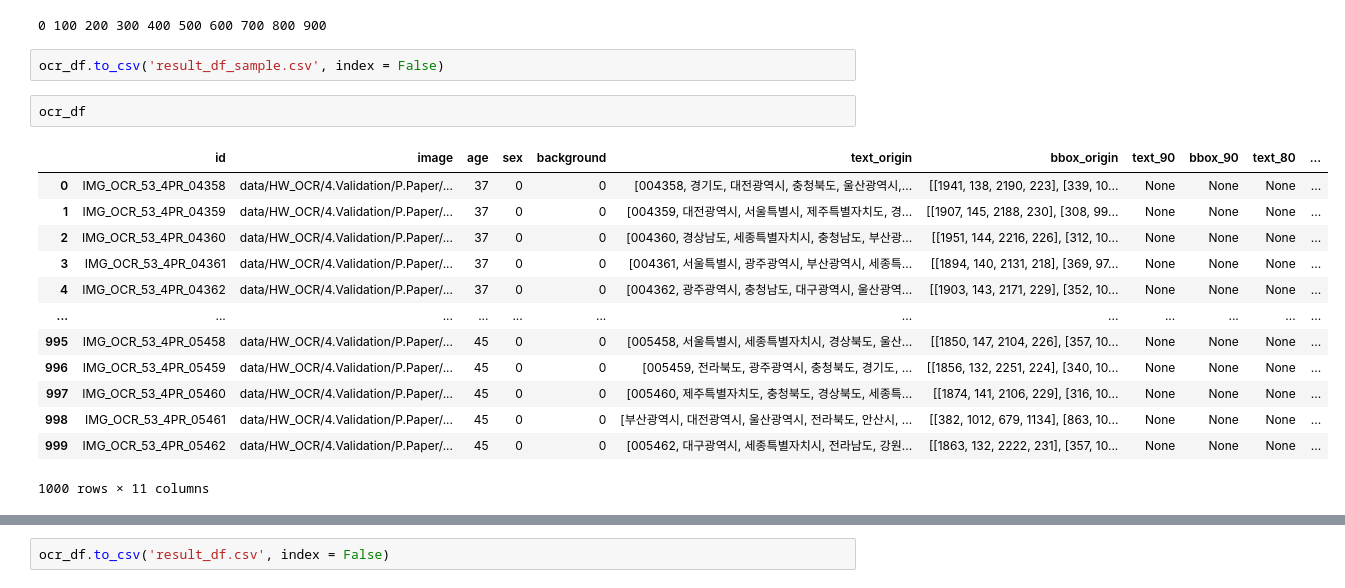
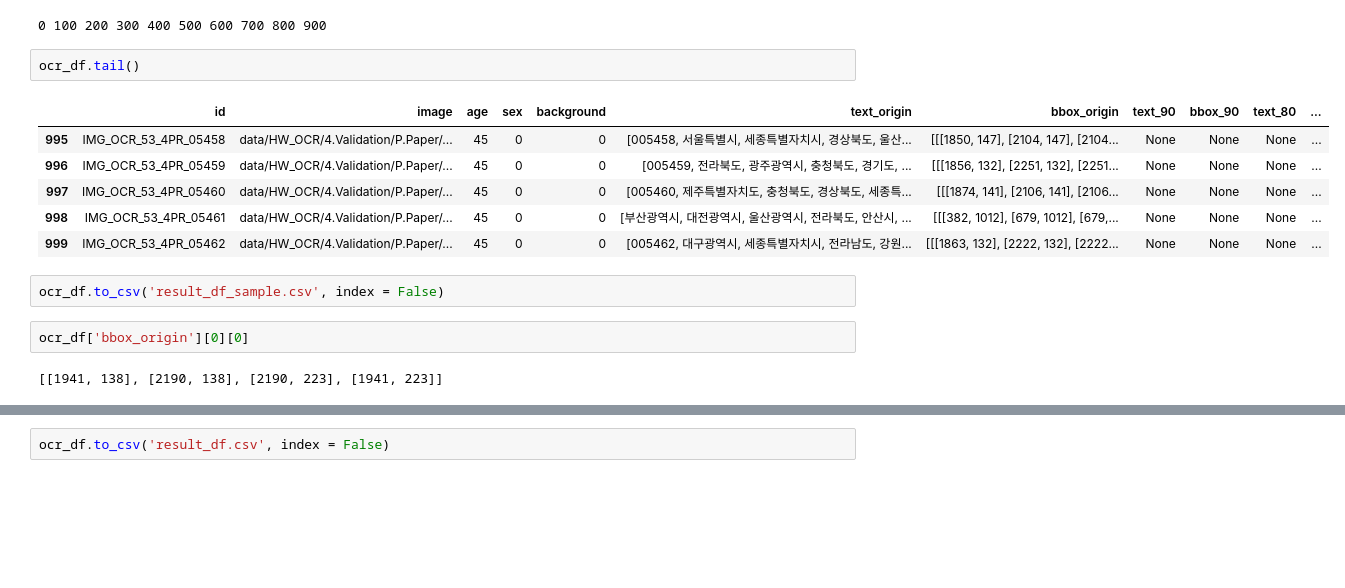
Before and after one commit to DLHandWriteOCR/HandWriteDL, a Jupyter notebook: OCR_paddle.ipynb, the cells around one changed output, grey strips where cells are left out. Cells and saved outputs as stored; diff of their text form; blank space fills up the shorter version.

Commit message:
feat: bbox_origin과 bbox_90, bbox_80 포멧 동일하게 맞춤

```diff
--- a/OCR_paddle.ipynb
+++ b/OCR_paddle.ipynb
@@ -236,23 +244,20 @@ def json2ocrdf(json_files_list):
 json2ocrdf(json_files_list[0:1000])
 # %% [output]
 0 100 200 300 400 500 600 700 800 900
+# %%
+ocr_df.tail()
+# %% [output]
+|  | id | image | age | sex | background | text_origin | bbox_origin | text_90 | bbox_90 | text_80 | ... |
+| 995 | IMG_OCR_53_4PR_05458 | data/HW_OCR/4.Validation/P.Paper/... | 45 | 0 | 0 | [005458, 서울특별시, 세종특별자치시, 경상북도, 울산... | [[[1850, 147], [2104, 147], [2104... | None | None | None | ... |
+| 996 | IMG_OCR_53_4PR_05459 | data/HW_OCR/4.Validation/P.Paper/... | 45 | 0 | 0 | [005459, 전라북도, 광주광역시, 충청북도, 경기도, ... | [[[1856, 132], [2251, 132], [2251... | None | None | None | ... |
+| 997 | IMG_OCR_53_4PR_05460 | data/HW_OCR/4.Validation/P.Paper/... | 45 | 0 | 0 | [005460, 제주특별자치도, 충청북도, 경상북도, 세종특... | [[[1874, 141], [2106, 141], [2106... | None | None | None | ... |
+| 998 | IMG_OCR_53_4PR_05461 | data/HW_OCR/4.Validation/P.Paper/... | 45 | 0 | 0 | [부산광역시, 대전광역시, 울산광역시, 전라북도, 안산시, ... | [[[382, 1012], [679, 1012], [679,... | None | None | None | ... |
+| 999 | IMG_OCR_53_4PR_05462 | data/HW_OCR/4.Validation/P.Paper/... | 45 | 0 | 0 | [005462, 대구광역시, 세종특별자치시, 전라남도, 강원... | [[[1863, 132], [2222, 132], [2222... | None | None | None | ... |
 # %%
 ocr_df.to_csv('result_df_sample.csv', index = False)
-# %%
-ocr_df
-# %% [output]
-|  | id | image | age | sex | background | text_origin | bbox_origin | text_90 | bbox_90 | text_80 | ... |
-| 0 | IMG_OCR_53_4PR_04358 | data/HW_OCR/4.Validation/P.Paper/... | 37 | 0 | 0 | [004358, 경기도, 대전광역시, 충청북도, 울산광역시,... | [[1941, 138, 2190, 223], [339, 10... | None | None | None | ... |
-| 1 | IMG_OCR_53_4PR_04359 | data/HW_OCR/4.Validation/P.Paper/... | 37 | 0 | 0 | [004359, 대전광역시, 서울특별시, 제주특별자치도, 경... | [[1907, 145, 2188, 230], [308, 99... | None | None | None | ... |
-| 2 | IMG_OCR_53_4PR_04360 | data/HW_OCR/4.Validation/P.Paper/... | 37 | 0 | 0 | [004360, 경상남도, 세종특별자치시, 충청남도, 부산광... | [[1951, 144, 2216, 226], [312, 10... | None | None | None | ... |
-| 3 | IMG_OCR_53_4PR_04361 | data/HW_OCR/4.Validation/P.Paper/... | 37 | 0 | 0 | [004361, 서울특별시, 광주광역시, 부산광역시, 세종특... | [[1894, 140, 2131, 218], [369, 97... | None | None | None | ... |
-| 4 | IMG_OCR_53_4PR_04362 | data/HW_OCR/4.Validation/P.Paper/... | 37 | 0 | 0 | [004362, 광주광역시, 충청남도, 대구광역시, 울산광역... | [[1903, 143, 2171, 229], [352, 10... | None | None | None | ... |
-| ... | ... | ... | ... | ... | ... | ... | ... | ... | ... | ... | ... |
-| 995 | IMG_OCR_53_4PR_05458 | data/HW_OCR/4.Validation/P.Paper/... | 45 | 0 | 0 | [005458, 서울특별시, 세종특별자치시, 경상북도, 울산... | [[1850, 147, 2104, 226], [357, 10... | None | None | None | ... |
-| 996 | IMG_OCR_53_4PR_05459 | data/HW_OCR/4.Validation/P.Paper/... | 45 | 0 | 0 | [005459, 전라북도, 광주광역시, 충청북도, 경기도, ... | [[1856, 132, 2251, 224], [340, 10... | None | None | None | ... |
-| 997 | IMG_OCR_53_4PR_05460 | data/HW_OCR/4.Validation/P.Paper/... | 45 | 0 | 0 | [005460, 제주특별자치도, 충청북도, 경상북도, 세종특... | [[1874, 141, 2106, 229], [316, 10... | None | None | None | ... |
-| 998 | IMG_OCR_53_4PR_05461 | data/HW_OCR/4.Validation/P.Paper/... | 45 | 0 | 0 | [부산광역시, 대전광역시, 울산광역시, 전라북도, 안산시, ... | [[382, 1012, 679, 1134], [863, 10... | None | None | None | ... |
-| 999 | IMG_OCR_53_4PR_05462 | data/HW_OCR/4.Validation/P.Paper/... | 45 | 0 | 0 | [005462, 대구광역시, 세종특별자치시, 전라남도, 강원... | [[1863, 132, 2222, 231], [357, 10... | None | None | None | ... |
-1000 rows × 11 columns
+# %%
+ocr_df['bbox_origin'][0][0]
+# %% [output]
+[[1941, 138], [2190, 138], [2190, 223], [1941, 223]]
 # %%
 json2ocrdf(json_files_list[1000:10000])
```
Also changed, not shown: parts of 15 cells of this notebook, 1 other file.
